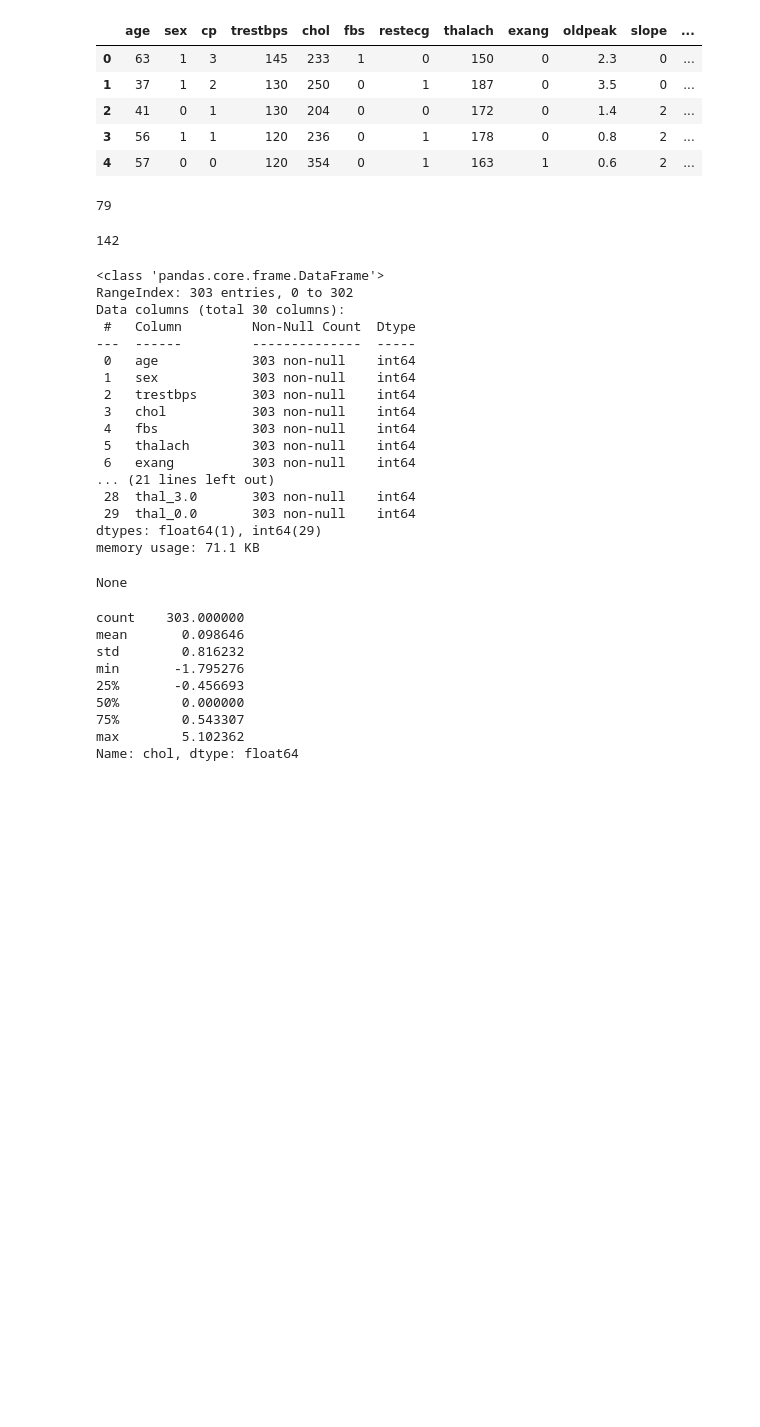
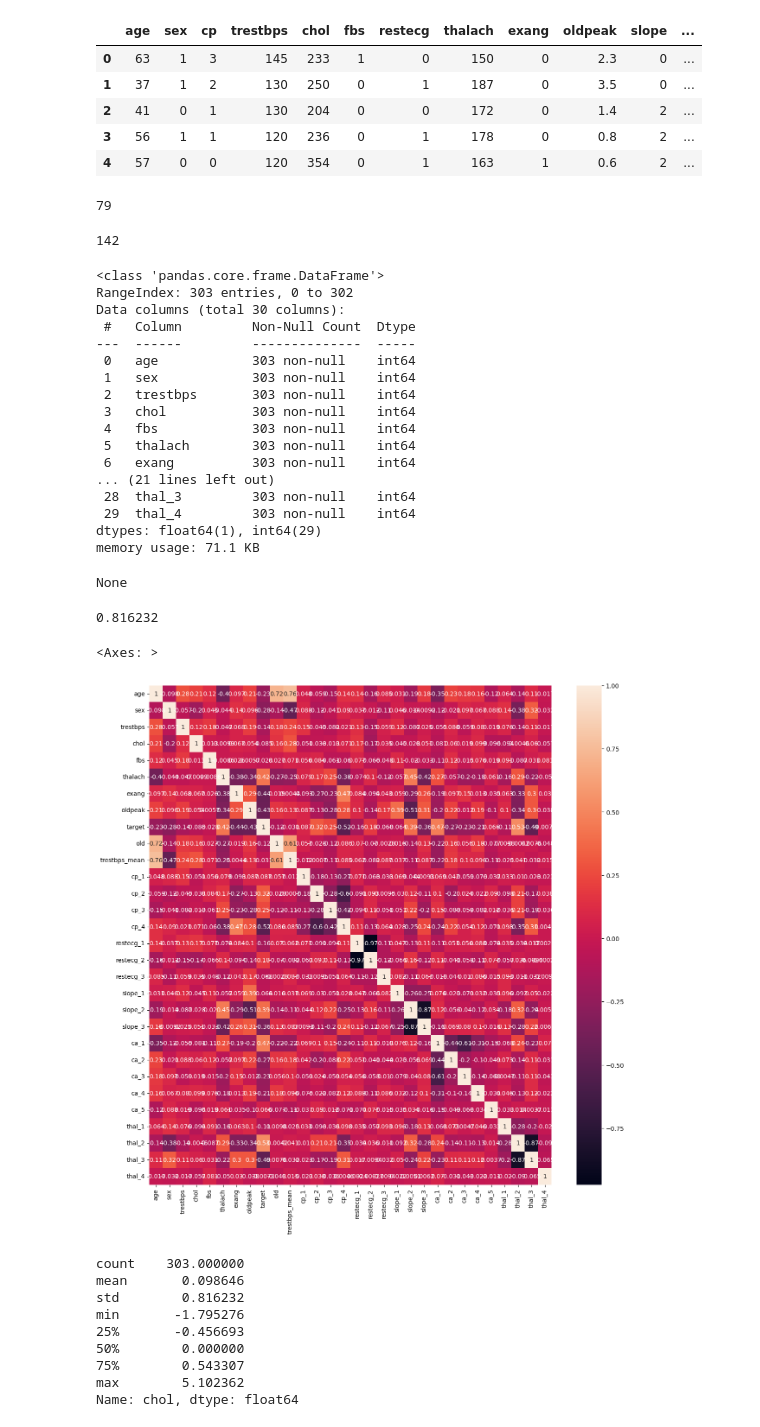
Before and after one commit to Elancinos/SF_DS_COURSE, a Jupyter notebook: Studies/EDA-3/EDA-3_practice.ipynb, the cells around one changed output. Cells and saved outputs as stored; diff of their text form; code cells hidden in the pictures; blank space fills up the shorter version.

```diff
--- a/Studies/EDA-3/EDA-3_practice.ipynb
+++ b/Studies/EDA-3/EDA-3_practice.ipynb
@@ -103,7 +104,7 @@ display(heart['trestbps_mean'][300])  #142
 
 #Задание 8.5
 
-encoder = ce.OneHotEncoder(cols=['cp', 'restecg', 'slope', 'ca', 'thal'], use_cat_names=True)
+encoder = ce.OneHotEncoder(cols=['cp', 'restecg', 'slope', 'ca', 'thal'])
 heart = pd.concat([heart, (encoder.fit_transform(heart[['cp', 'restecg', 'slope', 'ca', 'thal']]))], axis=1)
 heart = heart.drop(['cp', 'restecg', 'slope', 'ca', 'thal'], axis=1)
 display(heart.info())  #30
@@ -123,17 +124,29 @@ Data columns (total 30 columns):
  5   thalach        303 non-null    int64
  6   exang          303 non-null    int64
 ... (21 lines left out)
- 28  thal_3.0       303 non-null    int64
- 29  thal_0.0       303 non-null    int64
+ 28  thal_3         303 non-null    int64
+ 29  thal_4         303 non-null    int64
 dtypes: float64(1), int64(29)
 memory usage: 71.1 KB
 None
 # %%
 #Задание 8.6
 
 normalizer = pp.RobustScaler()
 robusted_heart = normalizer.fit_transform(heart)
 robusted_heart = pd.DataFrame(robusted_heart, columns=heart.columns)
+display(round(robusted_heart['chol'].std(), 6))   #0.816232
+
+
+#Задание 8.7
+
+plt.figure(figsize=(15,15))
+sns.heatmap(robusted_heart.corr(numeric_only=True), annot=True)
+#По-хорошему, убрать бы всё, у чего коррелируемость более +-(0,7)
+# %% [output]
+0.816232
+<Axes: >
+[figure, added]
 # %%
 robusted_heart['chol'].describe()
 # %% [output]
```
Also changed, not shown: parts of 1 cell of this notebook.
